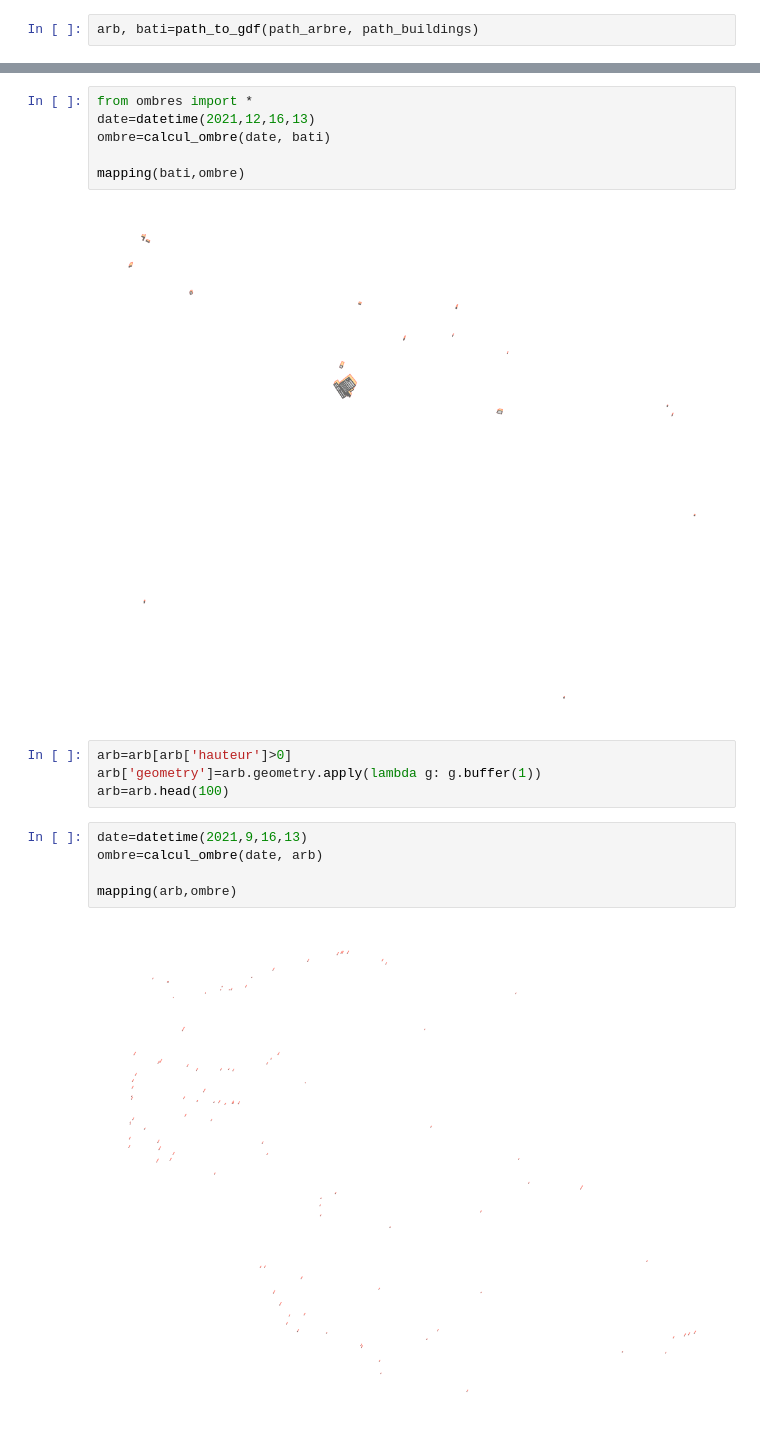
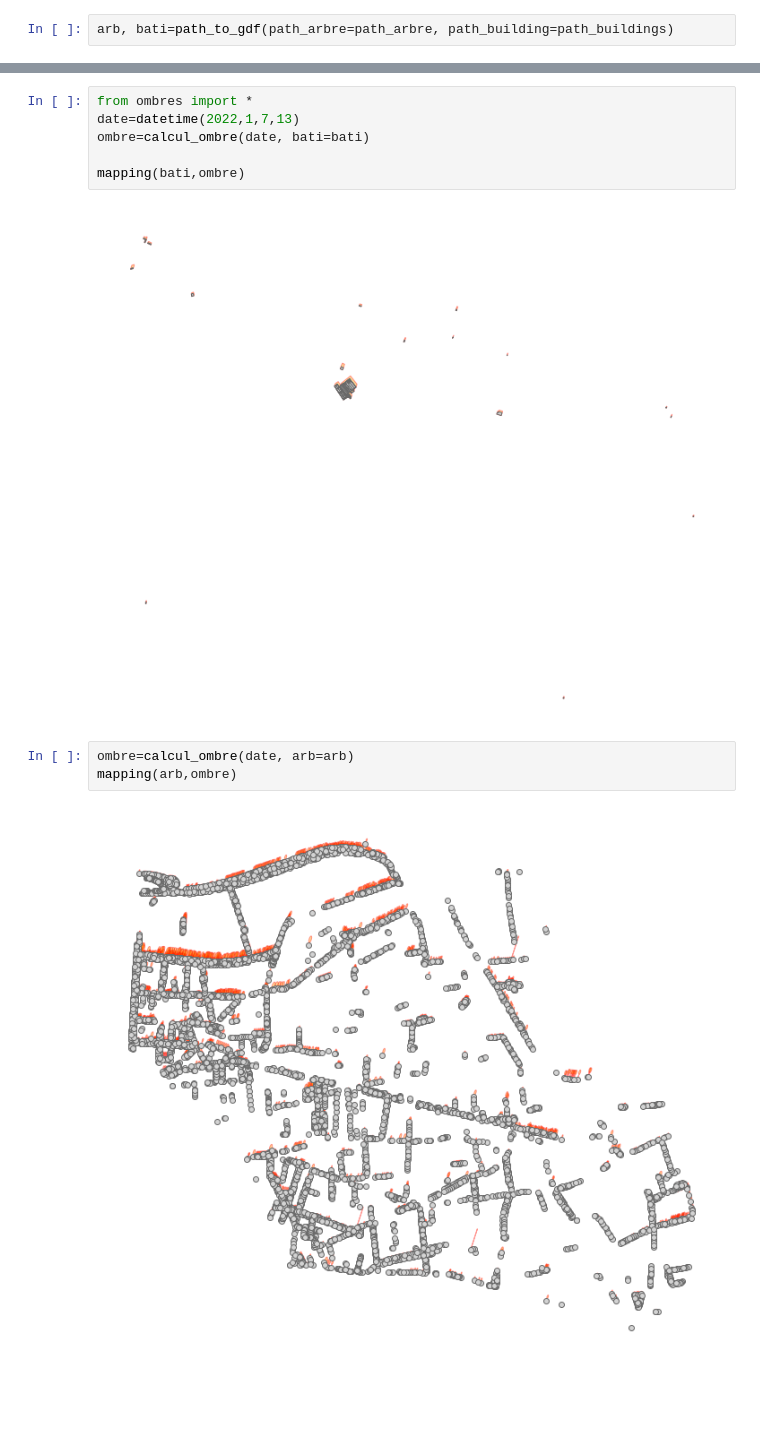
Before and after one commit to AthanaseB/Projet-VegetaLyon, a Jupyter notebook: test_t4gpd.ipynb, the cells around one changed output, grey strips where cells are left out. Drawn from its saved outputs; the diff is of its cells as text; blank space fills up the shorter version.

```diff
--- a/test_t4gpd.ipynb
+++ b/test_t4gpd.ipynb
@@ -36,7 +36,7 @@ from import_data import *
 path_arbre="data/arbre_villeurbanne.json"
 path_buildings="data/building_first_100.json"
 # %%
-arb, bati=path_to_gdf(path_arbre, path_buildings)
+arb, bati=path_to_gdf(path_arbre=path_arbre, path_building=path_buildings)
 # %%
 arb.head()
 # %% [output]
@@ -59,20 +59,14 @@ bati.head()
 ### 2.2 Test de l'affichage de l'ombre
 # %%
 from ombres import *
-date=datetime(2021,12,16,13)
-ombre=calcul_ombre(date, bati)
+date=datetime(2022,1,7,13)
+ombre=calcul_ombre(date, bati=bati)
 
 mapping(bati,ombre)
 # %% [output]
 [figure]
-# %%
-arb=arb[arb['hauteur']>0]
-arb['geometry']=arb.geometry.apply(lambda g: g.buffer(1))
-arb=arb.head(100)
 # %%
-date=datetime(2021,9,16,13)
-ombre=calcul_ombre(date, arb)
-
+ombre=calcul_ombre(date, arb=arb)
 mapping(arb,ombre)
 # %% [output]
-[figure, old version]
+[figure, new version]
```
